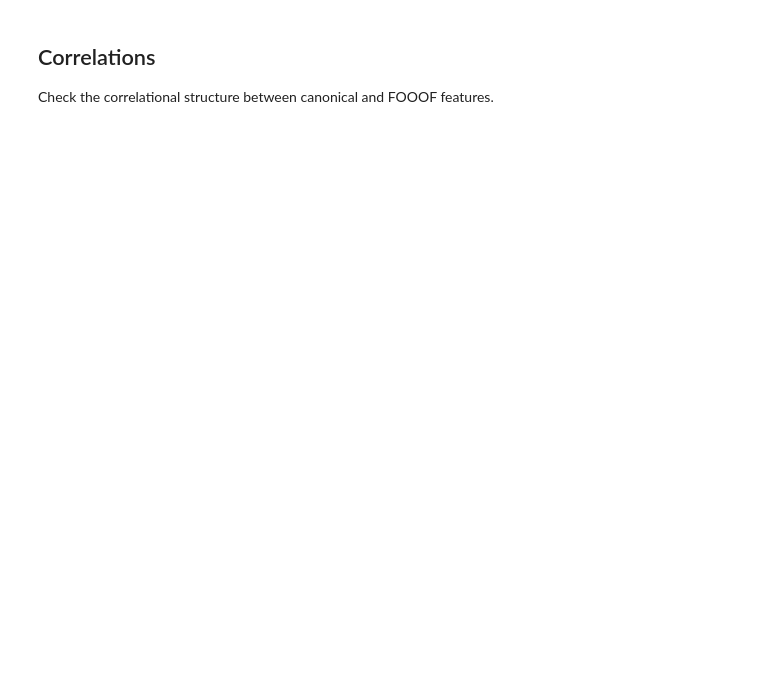
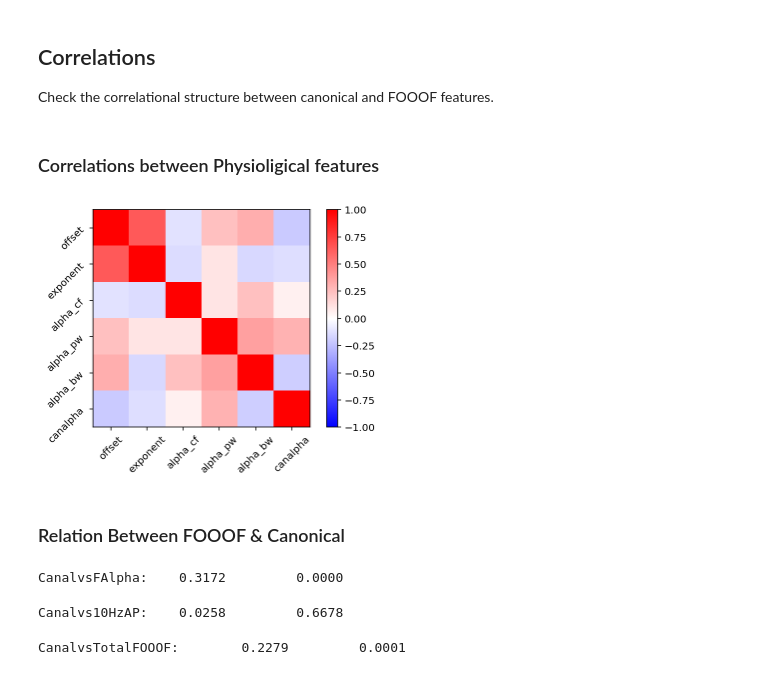
Before and after one commit to TomDonoghue/EEGparam, a Jupyter notebook: notebooks/GroupAnalysis-Task.ipynb, the cells around one changed output. Cells and saved outputs as stored; diff of their text form; code cells hidden in the pictures; blank space fills up the shorter version.

```diff
--- a/notebooks/GroupAnalysis-Task.ipynb
+++ b/notebooks/GroupAnalysis-Task.ipynb
@@ -74,6 +76,7 @@ tmin, tmax = -0.85, 1.1
 times = np.arange(tmin, tmax, 1/srate)
 seg_times = [(-0.85, -0.35), (0.1, 0.6), (0.5, 1.0)]
 n_subjs = 31
+dict_structure = {'YNG' : {}, 'OLD' : {}, 'ALL' : {}}
 # %% [markdown]
 ### Check dropped trials
 # %%
@@ -293,12 +185,12 @@ print(np.mean(canalpha[~nans]))
 # %% [markdown]
 ## Data Management
 # %%
-# Set up th
-labels = ['offset', 'exponent', 'alpha_cf', 'alpha_pw', 'alpha_bw', 'canalpha']
-datas = [all_offsets, all_exps, all_alphas_cf, all_alphas, all_alphas_bw, canalpha]
+## Settings
 
 # Make a data dictionary - each with shape [n_conds, n_times]
-data_dict = {'YNG' : {}, 'OLD' : {}, 'ALL' : {}}
-diff_data_dict = deepcopy(data_dict)
-behav_dict = deepcopy(data_dict)
+data_dict = deepcopy(dict_structure)
+diff_data_dict = deepcopy(dict_structure)
+behav_dict = deepcopy(dict_structure)
+
+# Set the time segments indices to compute the difference measures with
 i1, i2 = 2, 0
@@ -729,6 +537,32 @@ print_stat('Model comp', lm_val, p_val)
 ## Correlations
 
 Check the correlational structure between canonical and FOOOF features.
+# %% [markdown]
+### Correlations between Physioligical features
+# %%
+# Settings
+group = 'OLD'
+cur_dat = data_dict
+#cur_dat = diff_data_dict
+
+# Calculate correlations
+corrs = np.zeros(shape=[len(datas), len(datas)])
+for i1, label1 in enumerate(labels):
+    for i2, label2 in enumerate(labels):
+        corr = nan_corr(cur_dat[group][label1].flatten(),
+                        cur_dat[group][label2].flatten())
+        corrs[i1, i2] = corr[0]
+        #print_stat(label1 + '_' + label2, *corr)
+# %%
+# Plot the correlation matrix
+plt.imshow(corrs, cmap='bwr', vmin=-1, vmax=1)
+plt.gca().set_xticklabels([''] + labels, rotation=45);
+plt.gca().set_yticklabels([''] + labels, rotation=45);
+plt.colorbar();
+# %% [output]
+[figure, added]
+# %% [markdown]
+### Relation Between FOOOF & Canonical
 # %%
 # Generate the power @ alpha frequency given the aperiodic component, from the FOOOF fits
 ap_alpha = []
@@ -743,10 +577,16 @@ foo_total = ap_alpha + all_alphas.flatten()
 nan_inds = np.isnan(ap_alpha)
 # %%
 # Calculate correlation between canonical and FOOOF alpha
-print_stat('CanalvsFAlpha', *pearsonr(np.array(canalpha.flatten())[~nan_inds], np.array(all_alphas.flatten())[~nan_inds]))
+print_stat('CanalvsFAlpha', *nan_corr(np.array(all_alphas.flatten()), np.array(canalpha.flatten())))
+# %% [output]
+CanalvsFAlpha:    0.3172         0.0000
 # %%
 # Calculate correlation between canonical alpha and aperiodic component @ 10 Hz
-print_stat('Canalvs10HzAP', *pearsonr(np.array(canalpha.flatten())[~nan_inds], np.array(ap_alpha)[~nan_inds]))
+print_stat('Canalvs10HzAP', *nan_corr(np.array(ap_alpha), np.array(canalpha.flatten())))
+# %% [output]
+Canalvs10HzAP:    0.0258         0.6678
 # %%
 # Calculate correlation between the canonical alpha and the FOOOF model total @ 10 Hz
-print_stat('CanalvsTotalFOOOF',*pearsonr(np.array(canalpha.flatten())[~nan_inds], np.array(foo_total.flatten())[~nan_inds]))
+print_stat('CanalvsTotalFOOOF', *nan_corr(np.array(foo_total.flatten()), np.array(canalpha.flatten())))
+# %% [output]
+CanalvsTotalFOOOF:        0.2279         0.0001
```
Also changed, not shown: parts of 134 cells of this notebook, 5 other files.
